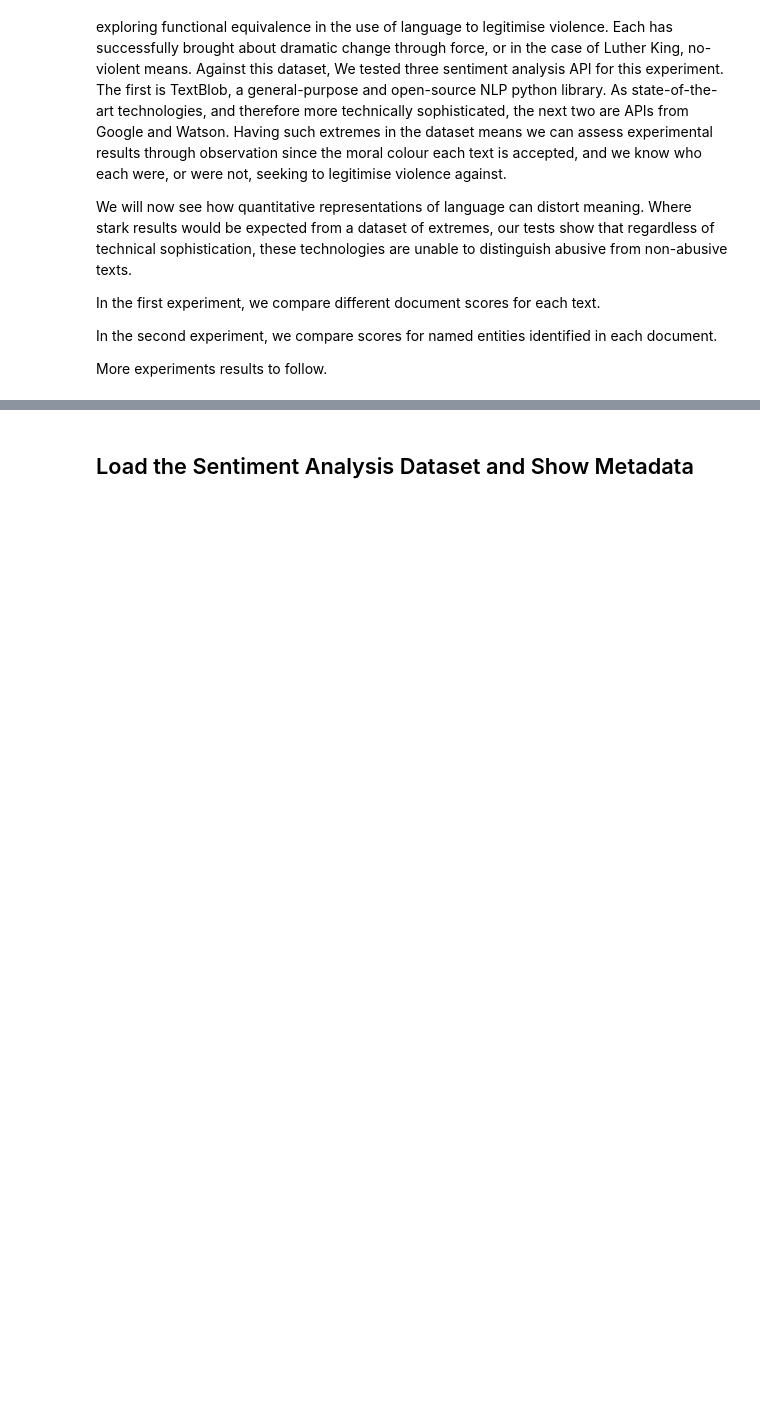
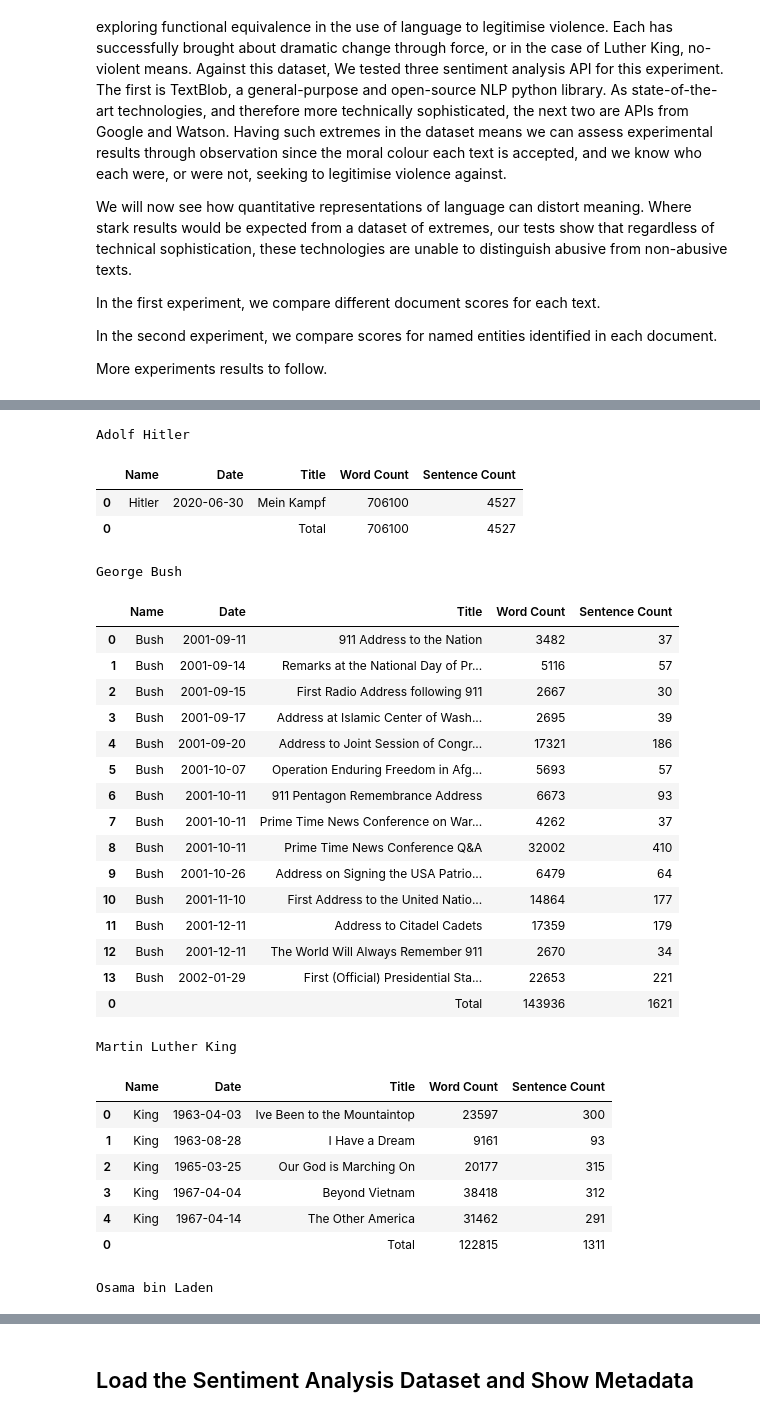
Before and after one commit to Fourthought/Hostile-Narrative-Analysis, a Jupyter notebook: Quantitative Analysis/Experiment 1 - Assessing sentiment analysis/Testing Sentiment Analysis.ipynb, the cells around one changed output, grey strips where cells are left out. Drawn from its saved outputs; the diff is of its cells as text; code cells hidden in the pictures; blank space fills up the shorter version.

```diff
--- a/Quantitative Analysis/Experiment 1 - Assessing sentiment analysis/Testing Sentiment Analysis.ipynb
+++ b/Quantitative Analysis/Experiment 1 - Assessing sentiment analysis/Testing Sentiment Analysis.ipynb
@@ -16,3 +16,53 @@ In the first experiment, we compare different document scores for each text.
 In the second experiment, we compare scores for named entities identified in each document.
 
 More experiments results to follow.
+# %%
+%load_ext autoreload
+%autoreload 2
+import os
+from pprint import pprint
+from cndobjects import SentimentData
+apis = ["textblob", "watson", "google"]
+filename = "sentiment_analytics"
+filepath = os.getcwd()
+
+sentiment_analytics = SentimentData(apis = apis,
+                                   filename = filename,
+                                   filepath = filepath)
+
+sentiment_analytics.fromDisk()
+
+import pandas as pd
+from IPython.display import display, HTML
+from cndlib.visuals import display_side_by_side
+pd.set_option('max_colwidth', 800)
+
+dfs = []
+for orator in sentiment_analytics.values():
+    docs = []
+    for document in orator:
+        line = dict()
+        line["Name"] = document["ref"].title()
+        line["Date"] = document["datestamp"]
+        line["Title"] = document["title"]
+        line["Word Count"] = document["wordcount"]
+        line["Sentence Count"] = len(document["sentences"])
+        docs.append(line)
+    df = pd.DataFrame(docs)
+    line = dict()
+    for column in df:
+        if column in ["Name", "Date"]:
+            line[column] = ""
+        if column == "Title":
+            line[column] = "Total"
+        if column == "Word Count":
+            line[column] = df[column].sum()
+        if column == "Sentence Count":
+            line[column] = df[column].sum()
+    df = pd.concat([df, pd.DataFrame([line])])
+
+    dfs.append(df)
+
+
+display_side_by_side(dfs, captions=["Adolf Hitler", "George Bush", "Martin Luther King", "Osama bin Laden"])
+# %% [output]
@@ -18,0 +73,30 @@ More experiments results to follow.
+Adolf Hitler
+|  | Name | Date | Title | Word Count | Sentence Count |
+| 0 | Hitler | 2020-06-30 | Mein Kampf | 706100 | 4527 |
+| 0 |  |  | Total | 706100 | 4527 |
+George Bush
+|  | Name | Date | Title | Word Count | Sentence Count |
+| 0 | Bush | 2001-09-11 | 911 Address to the Nation | 3482 | 37 |
+| 1 | Bush | 2001-09-14 | Remarks at the National Day of Pr... | 5116 | 57 |
+| 2 | Bush | 2001-09-15 | First Radio Address following 911 | 2667 | 30 |
+| 3 | Bush | 2001-09-17 | Address at Islamic Center of Wash... | 2695 | 39 |
+| 4 | Bush | 2001-09-20 | Address to Joint Session of Congr... | 17321 | 186 |
+| 5 | Bush | 2001-10-07 | Operation Enduring Freedom in Afg... | 5693 | 57 |
+| 6 | Bush | 2001-10-11 | 911 Pentagon Remembrance Address | 6673 | 93 |
+| 7 | Bush | 2001-10-11 | Prime Time News Conference on War... | 4262 | 37 |
+| 8 | Bush | 2001-10-11 | Prime Time News Conference Q&A | 32002 | 410 |
+| 9 | Bush | 2001-10-26 | Address on Signing the USA Patrio... | 6479 | 64 |
+| 10 | Bush | 2001-11-10 | First Address to the United Natio... | 14864 | 177 |
+| 11 | Bush | 2001-12-11 | Address to Citadel Cadets | 17359 | 179 |
+| 12 | Bush | 2001-12-11 | The World Will Always Remember 911 | 2670 | 34 |
+| 13 | Bush | 2002-01-29 | First (Official) Presidential Sta... | 22653 | 221 |
+| 0 |  |  | Total | 143936 | 1621 |
+Martin Luther King
+|  | Name | Date | Title | Word Count | Sentence Count |
+| 0 | King | 1963-04-03 | Ive Been to the Mountaintop | 23597 | 300 |
+| 1 | King | 1963-08-28 | I Have a Dream | 9161 | 93 |
+| 2 | King | 1965-03-25 | Our God is Marching On | 20177 | 315 |
+| 3 | King | 1967-04-04 | Beyond Vietnam | 38418 | 312 |
+| 4 | King | 1967-04-14 | The Other America | 31462 | 291 |
+| 0 |  |  | Total | 122815 | 1311 |
+Osama bin Laden
```
Also changed, not shown: parts of 2 cells of this notebook, 5 other files.
